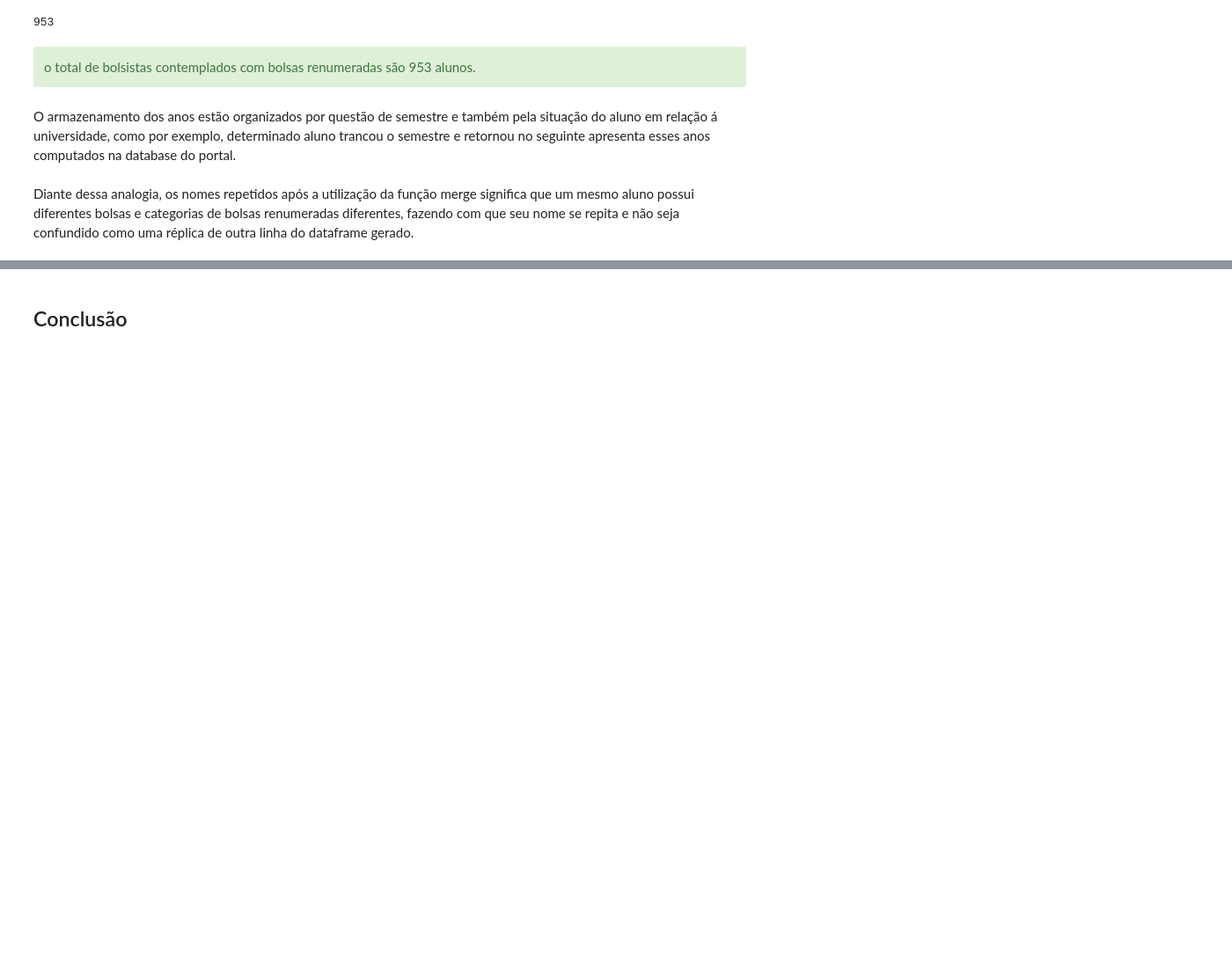
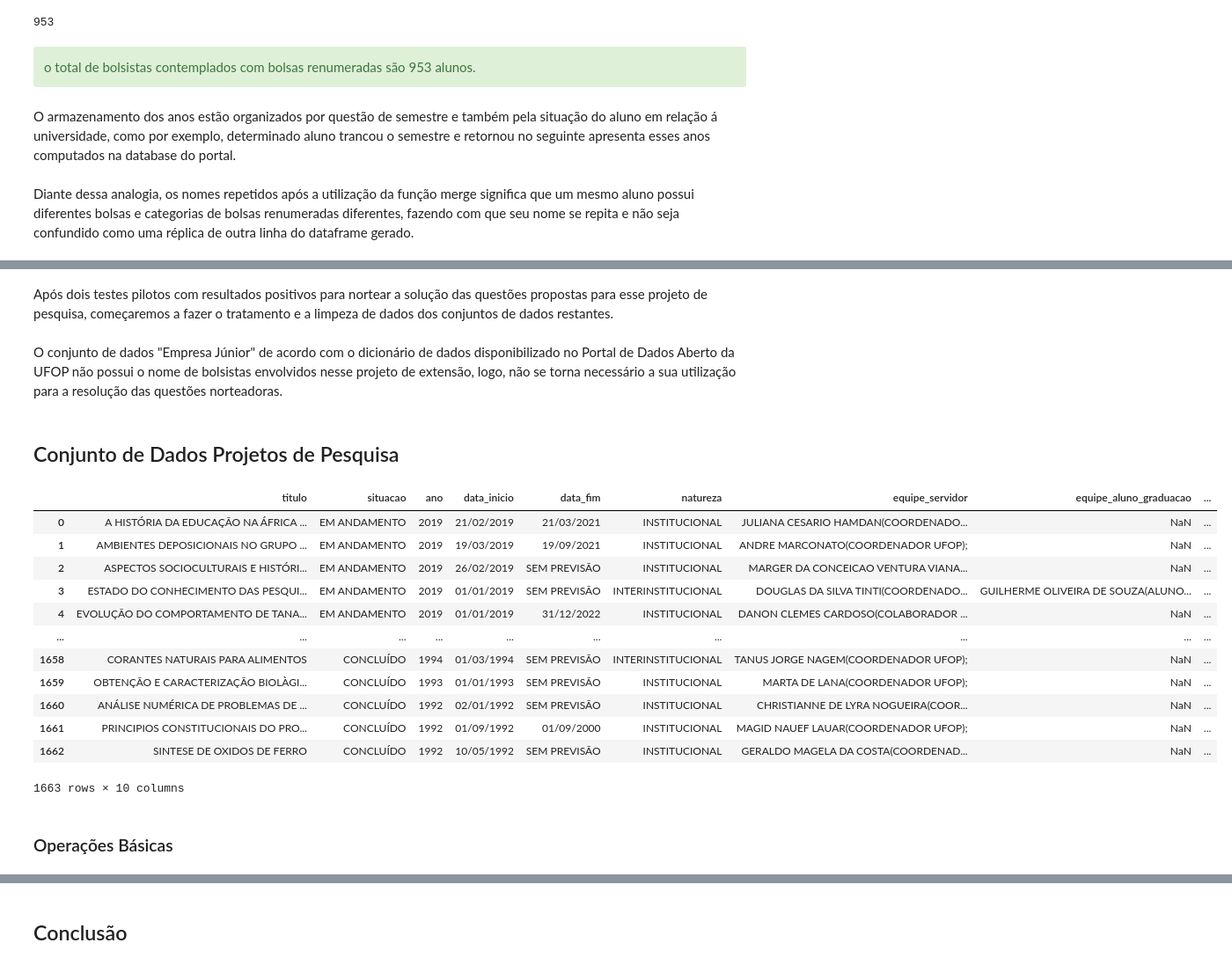
Before and after one commit to riguedes/IC_UFOP, a Jupyter notebook: teste.ipynb, the cells around one changed output, grey strips where cells are left out. Shown at 88% size. Drawn from its saved outputs; the diff is of its cells as text; code cells hidden in the pictures; blank space fills up the shorter version.

```diff
--- a/teste.ipynb
+++ b/teste.ipynb
@@ -679,0 +690,6 @@ Diante dessa analogia, os nomes repetidos após a utilização da função merge
+# %% [markdown]
+Após dois testes pilotos com resultados positivos para nortear a solução das questões propostas para esse projeto de pesquisa, começaremos a fazer o tratamento e a limpeza de dados dos conjuntos de dados restantes.
+# %% [markdown]
+O conjunto de dados "Empresa Júnior" de acordo com o dicionário de dados disponibilizado no Portal de Dados Aberto da UFOP não possui o nome de bolsistas envolvidos nesse projeto de extensão, logo, não se torna necessário a sua utilização para a resolução das questões norteadoras.
+# %% [markdown]
+## Conjunto de Dados Projetos de Pesquisa
@@ -679,0 +700,18 @@ Diante dessa analogia, os nomes repetidos após a utilização da função merge
+# %%
+df_dois
+# %% [output]
+|  | titulo | situacao | ano | data_inicio | data_fim | natureza | equipe_servidor | equipe_aluno_graduacao | ... |
+| 0 | A HISTÓRIA DA EDUCAÇÃO NA ÁFRICA ... | EM ANDAMENTO | 2019 | 21/02/2019 | 21/03/2021 | INSTITUCIONAL | JULIANA CESARIO HAMDAN(COORDENADO... | NaN | ... |
+| 1 | AMBIENTES DEPOSICIONAIS NO GRUPO ... | EM ANDAMENTO | 2019 | 19/03/2019 | 19/09/2021 | INSTITUCIONAL | ANDRE MARCONATO(COORDENADOR UFOP); | NaN | ... |
+| 2 | ASPECTOS SOCIOCULTURAIS E HISTÓRI... | EM ANDAMENTO | 2019 | 26/02/2019 | SEM PREVISÃO | INSTITUCIONAL | MARGER DA CONCEICAO VENTURA VIANA... | NaN | ... |
+| 3 | ESTADO DO CONHECIMENTO DAS PESQUI... | EM ANDAMENTO | 2019 | 01/01/2019 | SEM PREVISÃO | INTERINSTITUCIONAL | DOUGLAS DA SILVA TINTI(COORDENADO... | GUILHERME OLIVEIRA DE SOUZA(ALUNO... | ... |
+| 4 | EVOLUÇÃO DO COMPORTAMENTO DE TANA... | EM ANDAMENTO | 2019 | 01/01/2019 | 31/12/2022 | INSTITUCIONAL | DANON CLEMES CARDOSO(COLABORADOR ... | NaN | ... |
+| ... | ... | ... | ... | ... | ... | ... | ... | ... | ... |
+| 1658 | CORANTES NATURAIS PARA ALIMENTOS | CONCLUÍDO | 1994 | 01/03/1994 | SEM PREVISÃO | INTERINSTITUCIONAL | TANUS JORGE NAGEM(COORDENADOR UFOP); | NaN | ... |
+| 1659 | OBTENÇÃO E CARACTERIZAÇÃO BIOLÀGI... | CONCLUÍDO | 1993 | 01/01/1993 | SEM PREVISÃO | INSTITUCIONAL | MARTA DE LANA(COORDENADOR UFOP); | NaN | ... |
+| 1660 | ANÁLISE NUMÉRICA DE PROBLEMAS DE ... | CONCLUÍDO | 1992 | 02/01/1992 | SEM PREVISÃO | INSTITUCIONAL | CHRISTIANNE DE LYRA NOGUEIRA(COOR... | NaN | ... |
+| 1661 | PRINCIPIOS CONSTITUCIONAIS DO PRO... | CONCLUÍDO | 1992 | 01/09/1992 | 01/09/2000 | INSTITUCIONAL | MAGID NAUEF LAUAR(COORDENADOR UFOP); | NaN | ... |
+| 1662 | SINTESE DE OXIDOS DE FERRO | CONCLUÍDO | 1992 | 10/05/1992 | SEM PREVISÃO | INSTITUCIONAL | GERALDO MAGELA DA COSTA(COORDENAD... | NaN | ... |
+1663 rows × 10 columns
+# %% [markdown]
+### Operações Básicas
```
Also changed, not shown: parts of 28 cells of this notebook.
